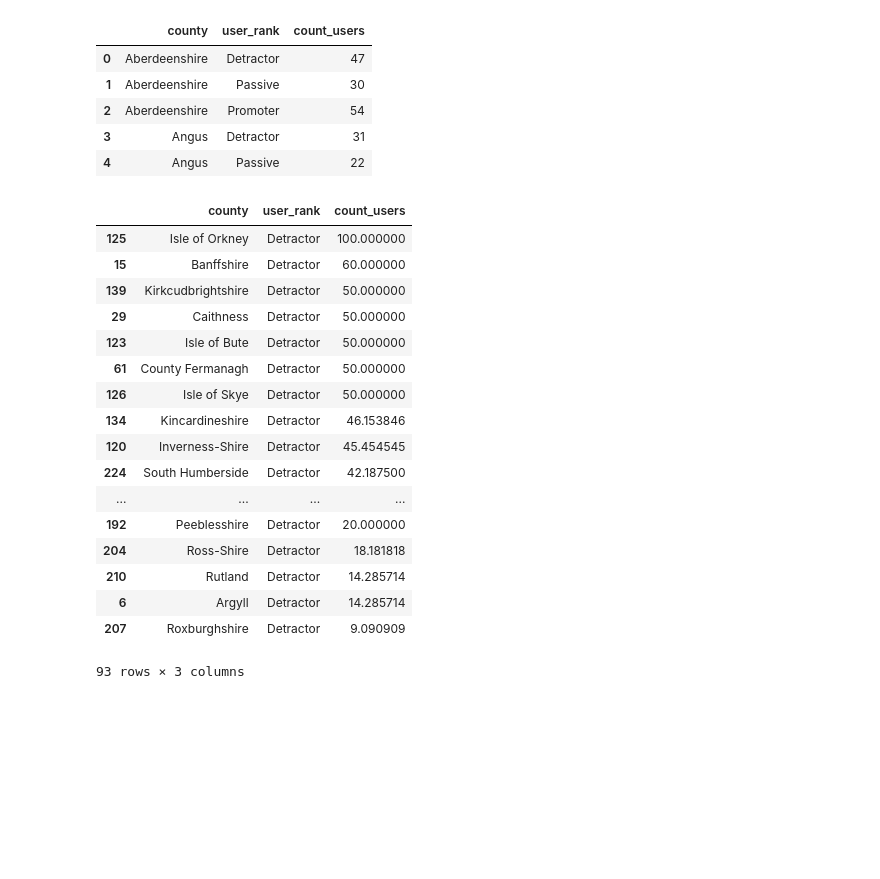
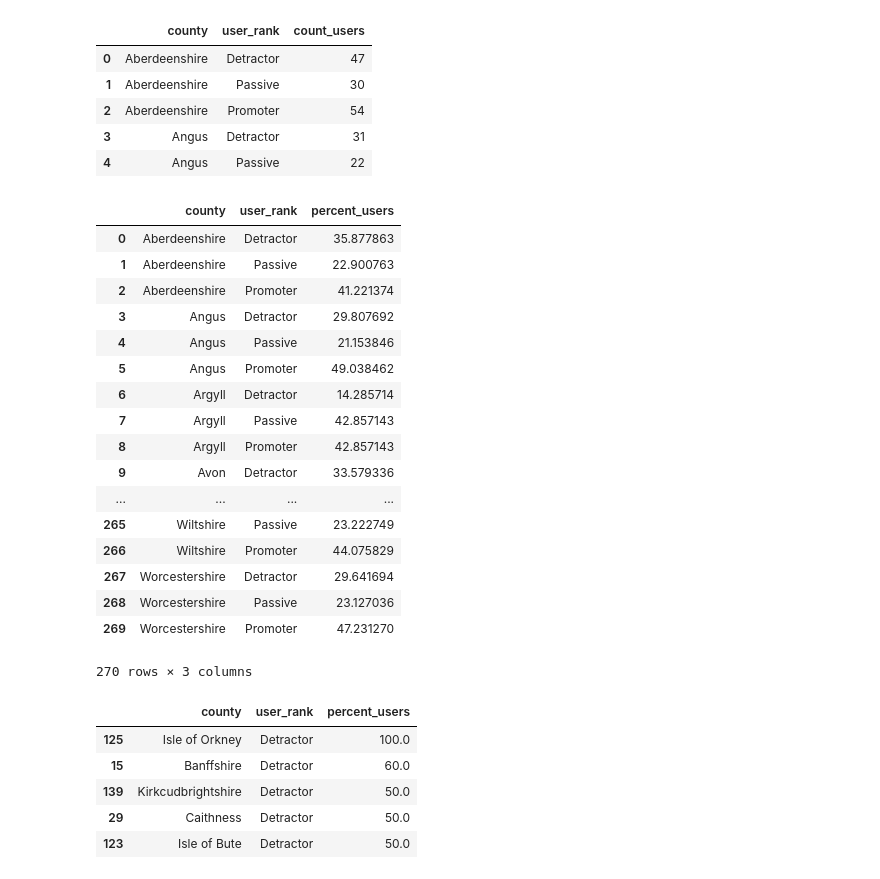
Before and after one commit to giacman/mybuilder_tech-task, a Jupyter notebook: tech_task.ipynb, the cells around one changed output. Drawn from its saved outputs; the diff is of its cells as text; code cells hidden in the pictures; blank space fills up the shorter version.

```diff
--- a/tech_task.ipynb
+++ b/tech_task.ipynb
@@ -147,0 +171,2 @@ county_size.reset_index().head()
+# %%
+data_2[] =
@@ -157,28 +191,36 @@ county.reset_index().head()
 | 3 | Angus | Detractor | 31 |
 | 4 | Angus | Passive | 22 |
 # %%
-county_pcts = county.groupby(level=0).apply(lambda x:
-                                                 100 * x / float(x.sum()))
+county_pcts = county.groupby(level=0).apply(lambda x: 100 * x / float(x.sum()))
+# %%
+county_pcts = county_pcts.rename(columns={"count_users": "percent_users"})
 # %%
-county_pcts = county_pcts.reset_index()
+county_pcts
+# %% [output]
+|  | county | user_rank | percent_users |
+| 0 | Aberdeenshire | Detractor | 35.877863 |
+| 1 | Aberdeenshire | Passive | 22.900763 |
+| 2 | Aberdeenshire | Promoter | 41.221374 |
+| 3 | Angus | Detractor | 29.807692 |
+| 4 | Angus | Passive | 21.153846 |
+| 5 | Angus | Promoter | 49.038462 |
+| 6 | Argyll | Detractor | 14.285714 |
+| 7 | Argyll | Passive | 42.857143 |
+| 8 | Argyll | Promoter | 42.857143 |
+| 9 | Avon | Detractor | 33.579336 |
+| ... | ... | ... | ... |
+| 265 | Wiltshire | Passive | 23.222749 |
+| 266 | Wiltshire | Promoter | 44.075829 |
+| 267 | Worcestershire | Detractor | 29.641694 |
+| 268 | Worcestershire | Passive | 23.127036 |
+| 269 | Worcestershire | Promoter | 47.231270 |
+270 rows × 3 columns
 # %%
-county_pcts[county_pcts['user_rank'] == 'Detractor'].sort_values(by = ['count_users'], ascending=False)
+county_pcts[county_pcts['user_rank'] == 'Detractor'].sort_values(by = ['percent_users'], ascending=False).head()
 # %% [output]
-|  | county | user_rank | count_users |
-| 125 | Isle of Orkney | Detractor | 100.000000 |
-| 15 | Banffshire | Detractor | 60.000000 |
-| 139 | Kirkcudbrightshire | Detractor | 50.000000 |
-| 29 | Caithness | Detractor | 50.000000 |
-| 123 | Isle of Bute | Detractor | 50.000000 |
-| 61 | County Fermanagh | Detractor | 50.000000 |
-| 126 | Isle of Skye | Detractor | 50.000000 |
-| 134 | Kincardineshire | Detractor | 46.153846 |
-| 120 | Inverness-Shire | Detractor | 45.454545 |
-| 224 | South Humberside | Detractor | 42.187500 |
-| ... | ... | ... | ... |
-| 192 | Peeblesshire | Detractor | 20.000000 |
-| 204 | Ross-Shire | Detractor | 18.181818 |
-| 210 | Rutland | Detractor | 14.285714 |
-| 6 | Argyll | Detractor | 14.285714 |
-| 207 | Roxburghshire | Detractor | 9.090909 |
+|  | county | user_rank | percent_users |
+| 125 | Isle of Orkney | Detractor | 100.0 |
+| 15 | Banffshire | Detractor | 60.0 |
+| 139 | Kirkcudbrightshire | Detractor | 50.0 |
+| 29 | Caithness | Detractor | 50.0 |
+| 123 | Isle of Bute | Detractor | 50.0 |
-93 rows × 3 columns
```
Also changed, not shown: parts of 12 cells of this notebook.
